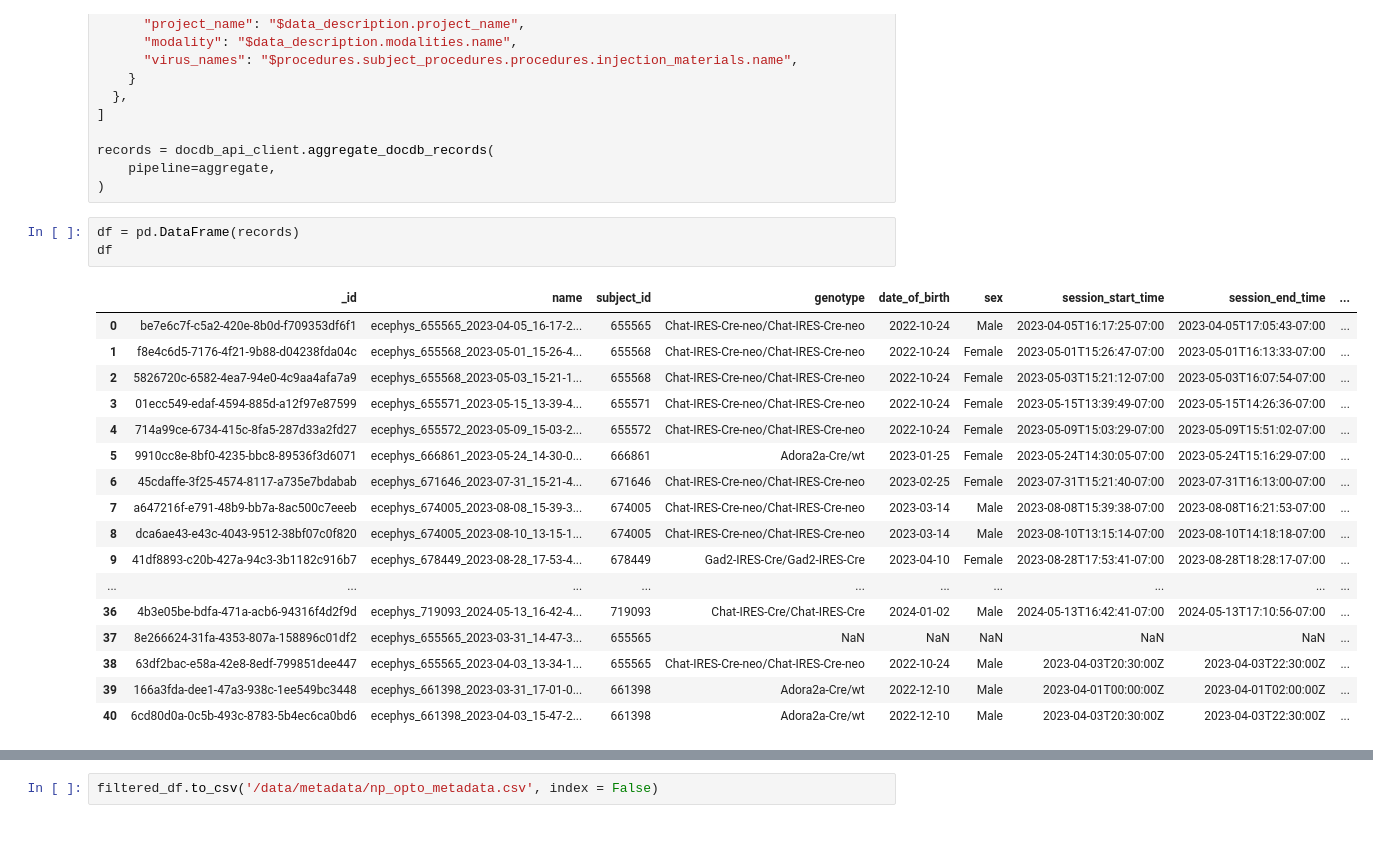
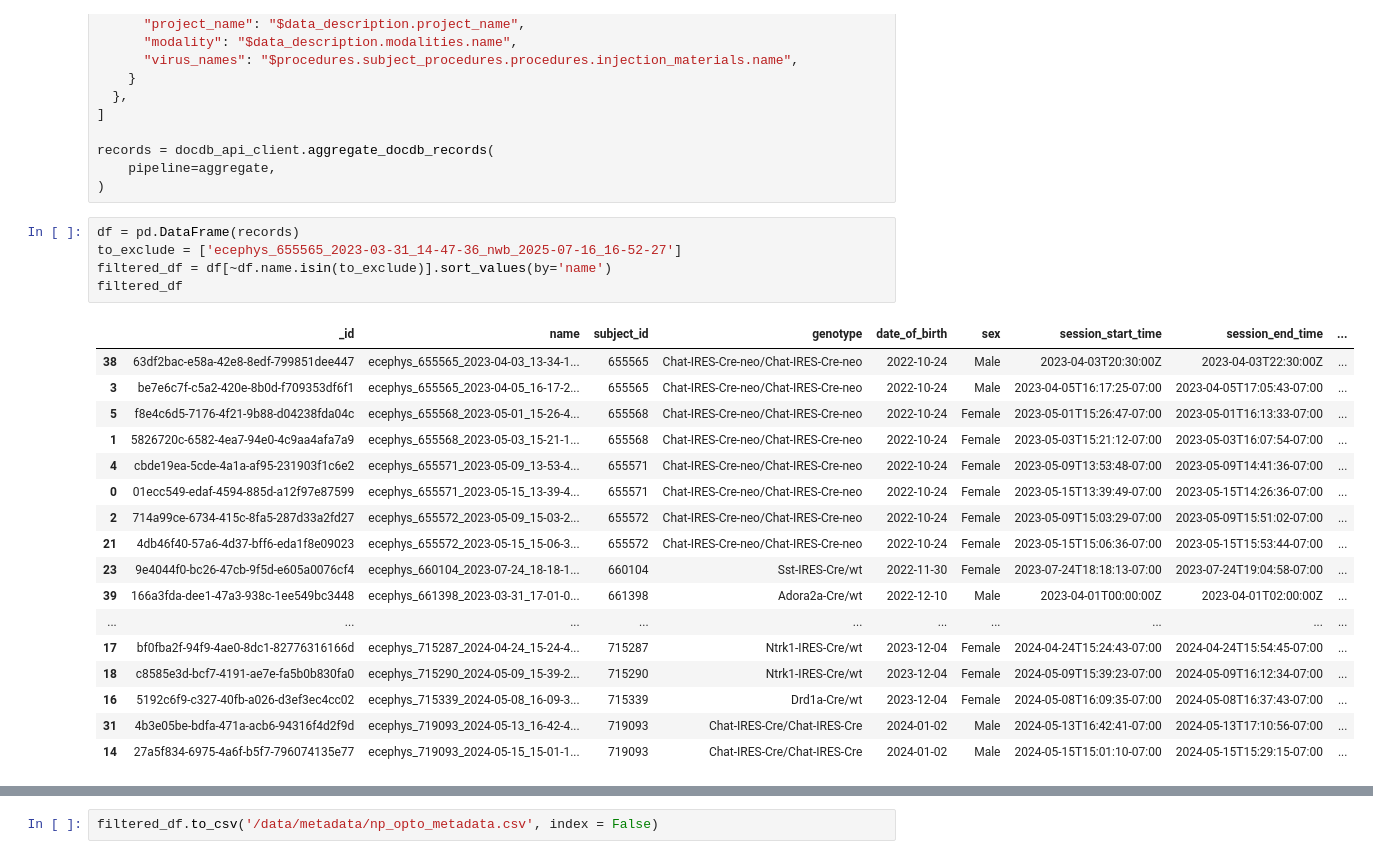
Before and after one commit to AllenSWDB/SWDB_Data_Intro, a Jupyter notebook: code/metadata/npopto_metadata.ipynb, the cells around one changed output, grey strips where cells are left out. Drawn from its saved outputs; the diff is of its cells as text.

```diff
--- a/code/metadata/npopto_metadata.ipynb
+++ b/code/metadata/npopto_metadata.ipynb
@@ -50,22 +50,24 @@ records = docdb_api_client.aggregate_docdb_records(
 )
 # %%
 df = pd.DataFrame(records)
-df
+to_exclude = ['ecephys_655565_2023-03-31_14-47-36_nwb_2025-07-16_16-52-27']
+filtered_df = df[~df.name.isin(to_exclude)].sort_values(by='name')
+filtered_df
 # %% [output]
 |  | _id | name | subject_id | genotype | date_of_birth | sex | session_start_time | session_end_time | ... |
-| 0 | be7e6c7f-c5a2-420e-8b0d-f709353df6f1 | ecephys_655565_2023-04-05_16-17-2... | 655565 | Chat-IRES-Cre-neo/Chat-IRES-Cre-neo | 2022-10-24 | Male | 2023-04-05T16:17:25-07:00 | 2023-04-05T17:05:43-07:00 | ... |
-| 1 | f8e4c6d5-7176-4f21-9b88-d04238fda04c | ecephys_655568_2023-05-01_15-26-4... | 655568 | Chat-IRES-Cre-neo/Chat-IRES-Cre-neo | 2022-10-24 | Female | 2023-05-01T15:26:47-07:00 | 2023-05-01T16:13:33-07:00 | ... |
-| 2 | 5826720c-6582-4ea7-94e0-4c9aa4afa7a9 | ecephys_655568_2023-05-03_15-21-1... | 655568 | Chat-IRES-Cre-neo/Chat-IRES-Cre-neo | 2022-10-24 | Female | 2023-05-03T15:21:12-07:00 | 2023-05-03T16:07:54-07:00 | ... |
-| 3 | 01ecc549-edaf-4594-885d-a12f97e87599 | ecephys_655571_2023-05-15_13-39-4... | 655571 | Chat-IRES-Cre-neo/Chat-IRES-Cre-neo | 2022-10-24 | Female | 2023-05-15T13:39:49-07:00 | 2023-05-15T14:26:36-07:00 | ... |
-| 4 | 714a99ce-6734-415c-8fa5-287d33a2fd27 | ecephys_655572_2023-05-09_15-03-2... | 655572 | Chat-IRES-Cre-neo/Chat-IRES-Cre-neo | 2022-10-24 | Female | 2023-05-09T15:03:29-07:00 | 2023-05-09T15:51:02-07:00 | ... |
-| 5 | 9910cc8e-8bf0-4235-bbc8-89536f3d6071 | ecephys_666861_2023-05-24_14-30-0... | 666861 | Adora2a-Cre/wt | 2023-01-25 | Female | 2023-05-24T14:30:05-07:00 | 2023-05-24T15:16:29-07:00 | ... |
-| 6 | 45cdaffe-3f25-4574-8117-a735e7bdabab | ecephys_671646_2023-07-31_15-21-4... | 671646 | Chat-IRES-Cre-neo/Chat-IRES-Cre-neo | 2023-02-25 | Female | 2023-07-31T15:21:40-07:00 | 2023-07-31T16:13:00-07:00 | ... |
-| 7 | a647216f-e791-48b9-bb7a-8ac500c7eeeb | ecephys_674005_2023-08-08_15-39-3... | 674005 | Chat-IRES-Cre-neo/Chat-IRES-Cre-neo | 2023-03-14 | Male | 2023-08-08T15:39:38-07:00 | 2023-08-08T16:21:53-07:00 | ... |
-| 8 | dca6ae43-e43c-4043-9512-38bf07c0f820 | ecephys_674005_2023-08-10_13-15-1... | 674005 | Chat-IRES-Cre-neo/Chat-IRES-Cre-neo | 2023-03-14 | Male | 2023-08-10T13:15:14-07:00 | 2023-08-10T14:18:18-07:00 | ... |
-| 9 | 41df8893-c20b-427a-94c3-3b1182c916b7 | ecephys_678449_2023-08-28_17-53-4... | 678449 | Gad2-IRES-Cre/Gad2-IRES-Cre | 2023-04-10 | Female | 2023-08-28T17:53:41-07:00 | 2023-08-28T18:28:17-07:00 | ... |
+| 38 | 63df2bac-e58a-42e8-8edf-799851dee447 | ecephys_655565_2023-04-03_13-34-1... | 655565 | Chat-IRES-Cre-neo/Chat-IRES-Cre-neo | 2022-10-24 | Male | 2023-04-03T20:30:00Z | 2023-04-03T22:30:00Z | ... |
+| 3 | be7e6c7f-c5a2-420e-8b0d-f709353df6f1 | ecephys_655565_2023-04-05_16-17-2... | 655565 | Chat-IRES-Cre-neo/Chat-IRES-Cre-neo | 2022-10-24 | Male | 2023-04-05T16:17:25-07:00 | 2023-04-05T17:05:43-07:00 | ... |
+| 5 | f8e4c6d5-7176-4f21-9b88-d04238fda04c | ecephys_655568_2023-05-01_15-26-4... | 655568 | Chat-IRES-Cre-neo/Chat-IRES-Cre-neo | 2022-10-24 | Female | 2023-05-01T15:26:47-07:00 | 2023-05-01T16:13:33-07:00 | ... |
+| 1 | 5826720c-6582-4ea7-94e0-4c9aa4afa7a9 | ecephys_655568_2023-05-03_15-21-1... | 655568 | Chat-IRES-Cre-neo/Chat-IRES-Cre-neo | 2022-10-24 | Female | 2023-05-03T15:21:12-07:00 | 2023-05-03T16:07:54-07:00 | ... |
+| 4 | cbde19ea-5cde-4a1a-af95-231903f1c6e2 | ecephys_655571_2023-05-09_13-53-4... | 655571 | Chat-IRES-Cre-neo/Chat-IRES-Cre-neo | 2022-10-24 | Female | 2023-05-09T13:53:48-07:00 | 2023-05-09T14:41:36-07:00 | ... |
+| 0 | 01ecc549-edaf-4594-885d-a12f97e87599 | ecephys_655571_2023-05-15_13-39-4... | 655571 | Chat-IRES-Cre-neo/Chat-IRES-Cre-neo | 2022-10-24 | Female | 2023-05-15T13:39:49-07:00 | 2023-05-15T14:26:36-07:00 | ... |
+| 2 | 714a99ce-6734-415c-8fa5-287d33a2fd27 | ecephys_655572_2023-05-09_15-03-2... | 655572 | Chat-IRES-Cre-neo/Chat-IRES-Cre-neo | 2022-10-24 | Female | 2023-05-09T15:03:29-07:00 | 2023-05-09T15:51:02-07:00 | ... |
+| 21 | 4db46f40-57a6-4d37-bff6-eda1f8e09023 | ecephys_655572_2023-05-15_15-06-3... | 655572 | Chat-IRES-Cre-neo/Chat-IRES-Cre-neo | 2022-10-24 | Female | 2023-05-15T15:06:36-07:00 | 2023-05-15T15:53:44-07:00 | ... |
+| 23 | 9e4044f0-bc26-47cb-9f5d-e605a0076cf4 | ecephys_660104_2023-07-24_18-18-1... | 660104 | Sst-IRES-Cre/wt | 2022-11-30 | Female | 2023-07-24T18:18:13-07:00 | 2023-07-24T19:04:58-07:00 | ... |
+| 39 | 166a3fda-dee1-47a3-938c-1ee549bc3448 | ecephys_661398_2023-03-31_17-01-0... | 661398 | Adora2a-Cre/wt | 2022-12-10 | Male | 2023-04-01T00:00:00Z | 2023-04-01T02:00:00Z | ... |
 | ... | ... | ... | ... | ... | ... | ... | ... | ... | ... |
-| 36 | 4b3e05be-bdfa-471a-acb6-94316f4d2f9d | ecephys_719093_2024-05-13_16-42-4... | 719093 | Chat-IRES-Cre/Chat-IRES-Cre | 2024-01-02 | Male | 2024-05-13T16:42:41-07:00 | 2024-05-13T17:10:56-07:00 | ... |
-| 37 | 8e266624-31fa-4353-807a-158896c01df2 | ecephys_655565_2023-03-31_14-47-3... | 655565 | NaN | NaN | NaN | NaN | NaN | ... |
-| 38 | 63df2bac-e58a-42e8-8edf-799851dee447 | ecephys_655565_2023-04-03_13-34-1... | 655565 | Chat-IRES-Cre-neo/Chat-IRES-Cre-neo | 2022-10-24 | Male | 2023-04-03T20:30:00Z | 2023-04-03T22:30:00Z | ... |
-| 39 | 166a3fda-dee1-47a3-938c-1ee549bc3448 | ecephys_661398_2023-03-31_17-01-0... | 661398 | Adora2a-Cre/wt | 2022-12-10 | Male | 2023-04-01T00:00:00Z | 2023-04-01T02:00:00Z | ... |
-| 40 | 6cd80d0a-0c5b-493c-8783-5b4ec6ca0bd6 | ecephys_661398_2023-04-03_15-47-2... | 661398 | Adora2a-Cre/wt | 2022-12-10 | Male | 2023-04-03T20:30:00Z | 2023-04-03T22:30:00Z | ... |
+| 17 | bf0fba2f-94f9-4ae0-8dc1-82776316166d | ecephys_715287_2024-04-24_15-24-4... | 715287 | Ntrk1-IRES-Cre/wt | 2023-12-04 | Female | 2024-04-24T15:24:43-07:00 | 2024-04-24T15:54:45-07:00 | ... |
+| 18 | c8585e3d-bcf7-4191-ae7e-fa5b0b830fa0 | ecephys_715290_2024-05-09_15-39-2... | 715290 | Ntrk1-IRES-Cre/wt | 2023-12-04 | Female | 2024-05-09T15:39:23-07:00 | 2024-05-09T16:12:34-07:00 | ... |
+| 16 | 5192c6f9-c327-40fb-a026-d3ef3ec4cc02 | ecephys_715339_2024-05-08_16-09-3... | 715339 | Drd1a-Cre/wt | 2023-12-04 | Female | 2024-05-08T16:09:35-07:00 | 2024-05-08T16:37:43-07:00 | ... |
+| 31 | 4b3e05be-bdfa-471a-acb6-94316f4d2f9d | ecephys_719093_2024-05-13_16-42-4... | 719093 | Chat-IRES-Cre/Chat-IRES-Cre | 2024-01-02 | Male | 2024-05-13T16:42:41-07:00 | 2024-05-13T17:10:56-07:00 | ... |
+| 14 | 27a5f834-6975-4a6f-b5f7-796074135e77 | ecephys_719093_2024-05-15_15-01-1... | 719093 | Chat-IRES-Cre/Chat-IRES-Cre | 2024-01-02 | Male | 2024-05-15T15:01:10-07:00 | 2024-05-15T15:29:15-07:00 | ... |
```
Also changed, not shown: parts of 1 cell of this notebook, 2 other files.
